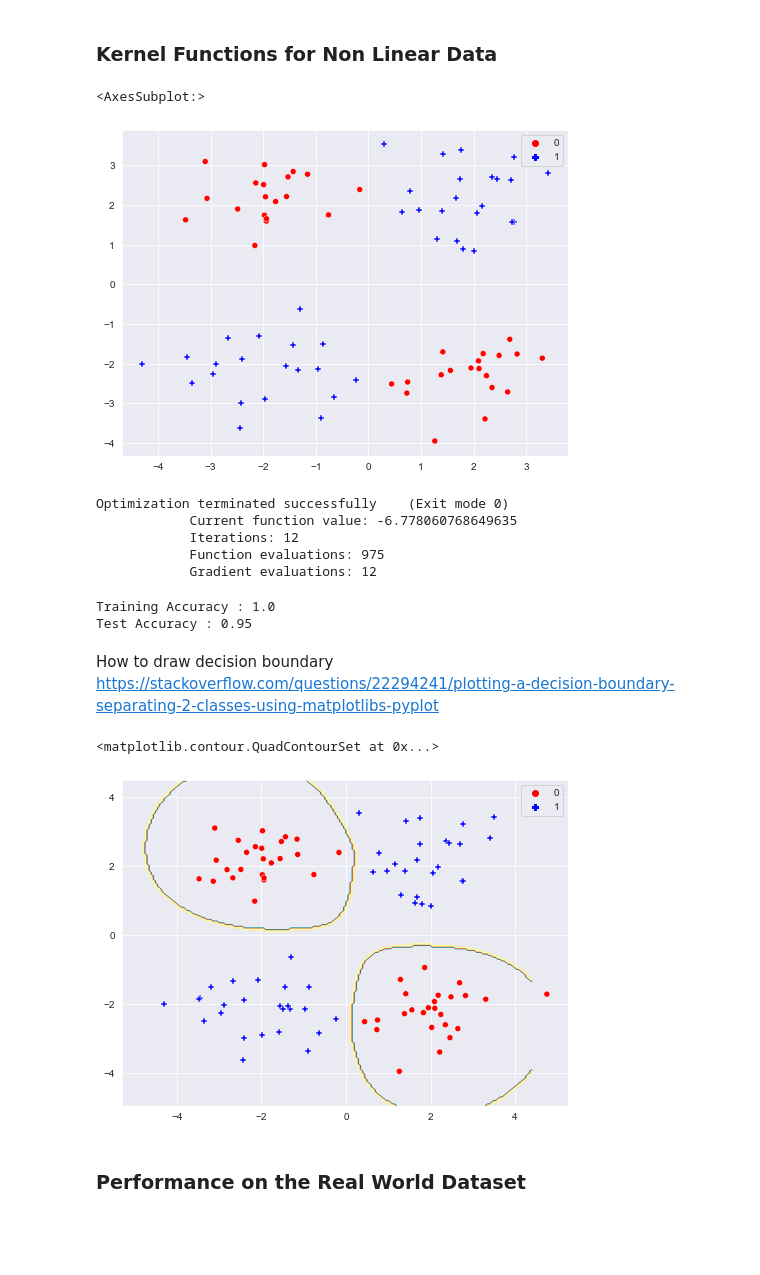
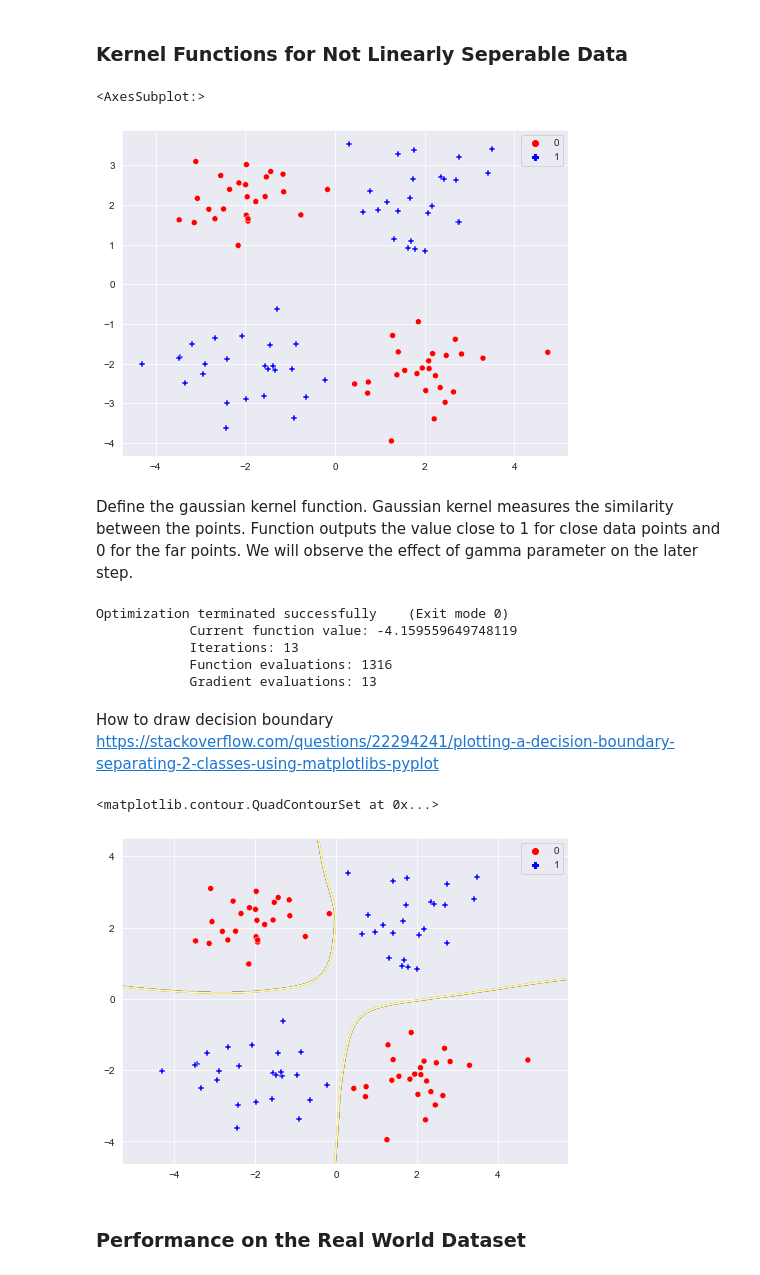
Before and after one commit to omerkolcak/Machine-Learning-Algorithms-from-Scratch, a Jupyter notebook: Classification/2 - Support Vector Machine/Test.ipynb, the cells around one changed output. Drawn from its saved outputs; the diff is of its cells as text; code cells hidden in the pictures; blank space fills up the shorter version.

Commit message:
generate images for readme

```diff
--- a/Classification/2 - Support Vector Machine/Test.ipynb
+++ b/Classification/2 - Support Vector Machine/Test.ipynb
@@ -69,63 +136,55 @@ plot_margin(svc.w,svc.b)
 # %% [markdown]
-<h3> Kernel Functions for Non Linear Data </h3>
+<h3> Kernel Functions for Not Linearly Seperable Data </h3>
 # %%
 centers = [[-2,2],[-2,-2],[2,-2],[2,2]]
 X_nl, y_nl = datasets.make_blobs(n_samples = 100, n_features=2, centers=centers, cluster_std=0.8, random_state=40)
 # %%
 y_nl = np.where((y_nl == 0) | (y_nl == 2),0,1) # convert it to binary classification
-# %%
-xnl_train,xnl_test,ynl_train,ynl_test = train_test_split(X_nl,y_nl,test_size=0.2)
 # %%
 fig, ax = plt.subplots(figsize=(8,6))
-sns.scatterplot(xnl_train[:,0], xnl_train[:, 1],style=ynl_train,hue=ynl_train,markers=['o', 'P'],palette=['red', 'blue'],ax=ax)
+sns.scatterplot(X_nl[:,0], X_nl[:, 1],style=y_nl,hue=y_nl,markers=['o', 'P'],palette=['red', 'blue'],ax=ax)
 # %% [output]
 <AxesSubplot:>
-[figure, old version]
+[figure, new version]
+# %% [markdown]
+Define the gaussian kernel function. Gaussian kernel measures the similarity between the points. Function outputs the value close to 1 for close data points and 0 for the far points. We will observe the effect of gamma parameter on the later step.
 # %%
 def gaussian_kernel(x1, x2, gamma=0.1):
     diff = x1 - x2
     return np.exp(-np.sqrt(diff.dot(diff)) / (2*gamma**2))
 # %%
-kernel_svc = KernelSupportVectorClassifier(kernel_function=gaussian_kernel,gamma=2)
+kernel_svc = SupportVectorClassifier(kernel_function=gaussian_kernel,gamma=1)
 # %%
-kernel_svc.fit(xnl_train,ynl_train)
+kernel_svc.fit(X_nl,y_nl)
 # %% [output]
 Optimization terminated successfully    (Exit mode 0)
-            Current function value: -6.778060768649635
-            Iterations: 12
-            Function evaluations: 975
-            Gradient evaluations: 12
+            Current function value: -4.159559649748119
+            Iterations: 13
+            Function evaluations: 1316
+            Gradient evaluations: 13
-# %%
-train_preds = kernel_svc.predict(xnl_train)
-test_preds = kernel_svc.predict(xnl_test)
-print("Training Accuracy :",accuracy_score(train_preds,ynl_train))
-print("Test Accuracy :",accuracy_score(test_preds,ynl_test))
-# %% [output]
-Training Accuracy : 1.0
-Test Accuracy : 0.95
 # %% [markdown]
 How to draw decision boundary </br>
 https://stackoverflow.com/questions/22294241/plotting-a-decision-boundary-separating-2-classes-using-matplotlibs-pyplot
 # %%
-h = 0.05  # step size in the mesh
+h = 0.01  # step size in the mesh
 # create a mesh to plot in
 x_min, x_max = xnl_train[:, 0].min() - 1, xnl_train[:, 0].max() + 1
 y_min, y_max = xnl_train[:, 1].min() - 1, xnl_train[:, 1].max() + 1
 xx, yy = np.meshgrid(np.arange(x_min, x_max, h),np.arange(y_min, y_max, h))
 
 # Plot the decision boundary. For that, we will assign a color to each
 # point in the mesh [x_min, m_max]x[y_min, y_max].
 Z = kernel_svc.predict(np.c_[xx.ravel(), yy.ravel()])
 
 # Put the result into a color plot
 Z = Z.reshape(xx.shape)
 
 fig, ax = plt.subplots(figsize=(8,6))
 sns.scatterplot(X_nl[:,0], X_nl[:, 1], style=y_nl,hue=y_nl, markers=['o', 'P'],palette=['red', 'blue'],ax=ax)
 
 plt.contour(xx, yy, Z, cmap=plt.cm.Paired)
 # %% [output]
 <matplotlib.contour.QuadContourSet at 0x...>
-[figure, old version]
+[figure, new version]
 # %% [markdown]
 <h3> Performance on the Real World Dataset </h3>
```
Also changed, not shown: parts of 29 cells of this notebook, 7 other files.
